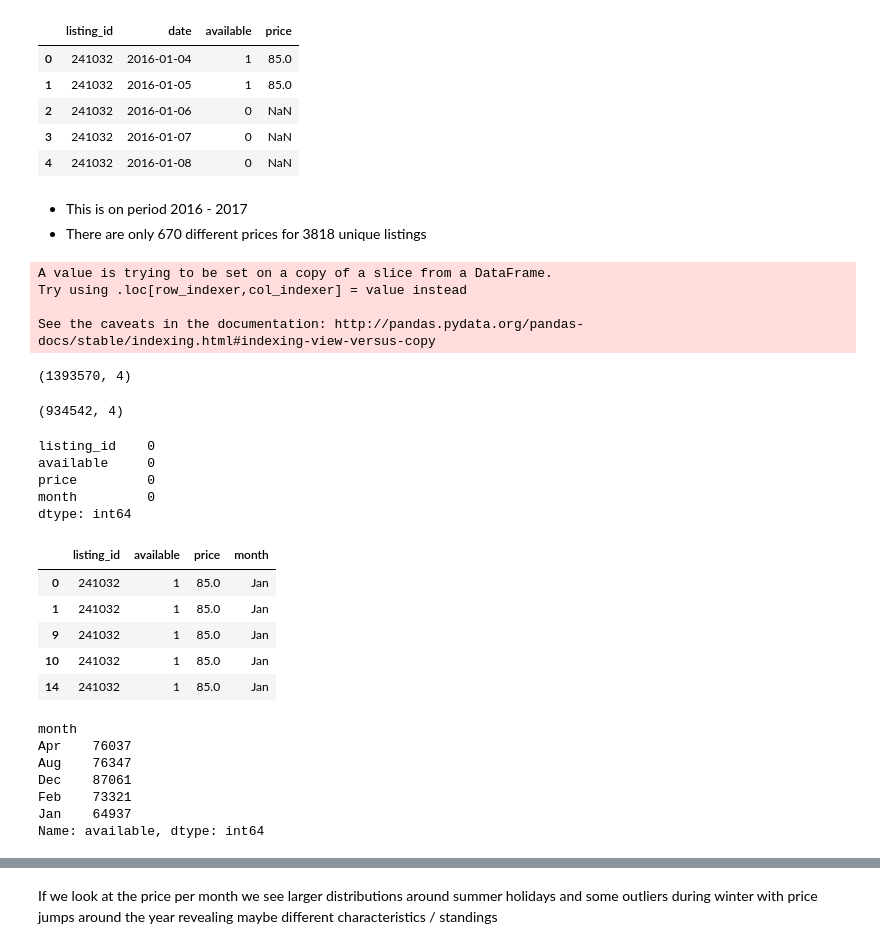
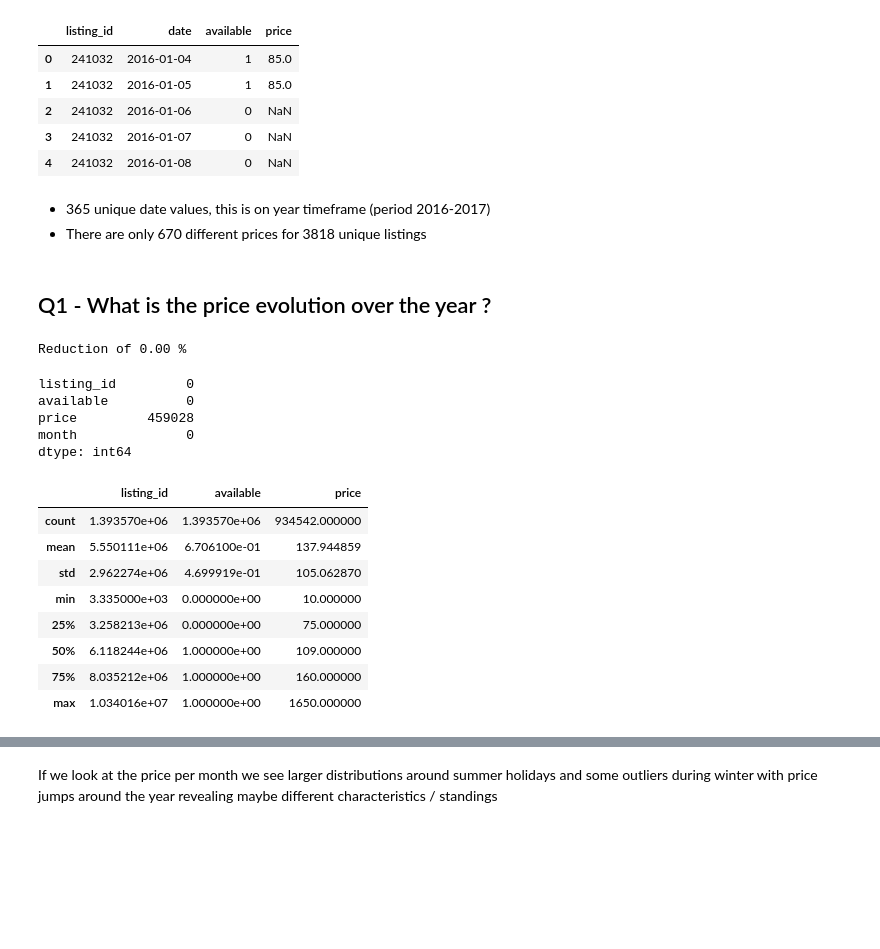
Before and after one commit to elieMac/kaggle, a Jupyter notebook: airbnb/seattle/seattle.ipynb, the cells around one changed output, grey strips where cells are left out. Saved outputs shown, nothing was run; the diff lists cells and outputs as text; code cells hidden in the pictures; blank space fills up the shorter version.

Commit message:
updating data analysis

```diff
--- a/airbnb/seattle/seattle.ipynb
+++ b/airbnb/seattle/seattle.ipynb
@@ -121,42 +128,31 @@ calendar.head()
 | 3 | 241032 | 2016-01-07 | 0 | NaN |
 | 4 | 241032 | 2016-01-08 | 0 | NaN |
 # %% [markdown]
-- This is on period 2016 - 2017
+- 365 unique date values, this is on year timeframe (period 2016-2017)
 - There are only 670 different prices for 3818 unique listings
+# %% [markdown]
+## Q1 - What is the price evolution over the year ?
 # %%
-calendar_price = calendar.loc[calendar['available']==1];
+calendar_price = calendar  #calendar.loc[calendar['available']==1];
 calendar_price['month'] = [get_month(x) for x in calendar_price['date']];
 calendar_price = calendar_price.drop(['date'],axis=1);
-calendar.shape
-calendar_price.shape
+print("Reduction of {0:.2f} %".format((calendar.shape[0] - calendar_price.shape[0]) * 100 /
+                                  calendar.shape[0]))
 calendar_price.isnull().sum()
-calendar_price.head()
+calendar_price.describe()
 # %% [output]
-A value is trying to be set on a copy of a slice from a DataFrame.
-Try using .loc[row_indexer,col_indexer] = value instead
-
-See the caveats in the documentation: http://pandas.pydata.org/pandas-docs/stable/indexing.html#indexing-view-versus-copy
+Reduction of 0.00 %
-(1393570, 4)
+listing_id         0
+available          0
+price         459028
+month              0
+dtype: int64
-(934542, 4)
-listing_id    0
-available     0
-price         0
-month         0
-dtype: int64
-|  | listing_id | available | price | month |
-| 0 | 241032 | 1 | 85.0 | Jan |
-| 1 | 241032 | 1 | 85.0 | Jan |
-| 9 | 241032 | 1 | 85.0 | Jan |
-| 10 | 241032 | 1 | 85.0 | Jan |
-| 14 | 241032 | 1 | 85.0 | Jan |
+|  | listing_id | available | price |
+| count | 1.393570e+06 | 1.393570e+06 | 934542.000000 |
+| mean | 5.550111e+06 | 6.706100e-01 | 137.944859 |
+| std | 2.962274e+06 | 4.699919e-01 | 105.062870 |
+| min | 3.335000e+03 | 0.000000e+00 | 10.000000 |
+| 25% | 3.258213e+06 | 0.000000e+00 | 75.000000 |
+| 50% | 6.118244e+06 | 1.000000e+00 | 109.000000 |
+| 75% | 8.035212e+06 | 1.000000e+00 | 160.000000 |
+| max | 1.034016e+07 | 1.000000e+00 | 1650.000000 |
-# %%
-calendar_avail = calendar_price.groupby('month')['available'].count()
-calendar_avail.head()
-# %% [output]
-month
-Apr    76037
-Aug    76347
-Dec    87061
-Feb    73321
-Jan    64937
-Name: available, dtype: int64
```
Also changed, not shown: parts of 8 cells of this notebook.
